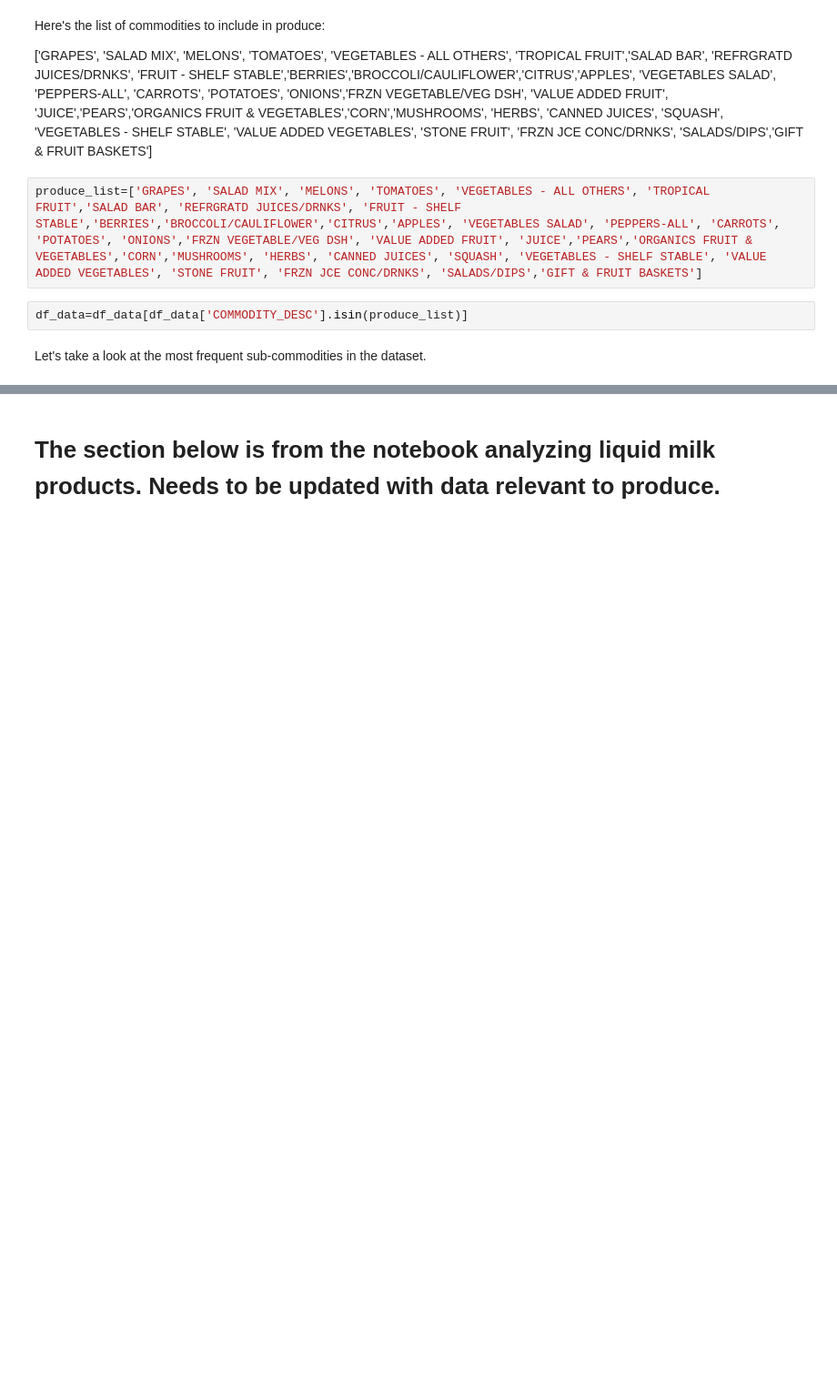
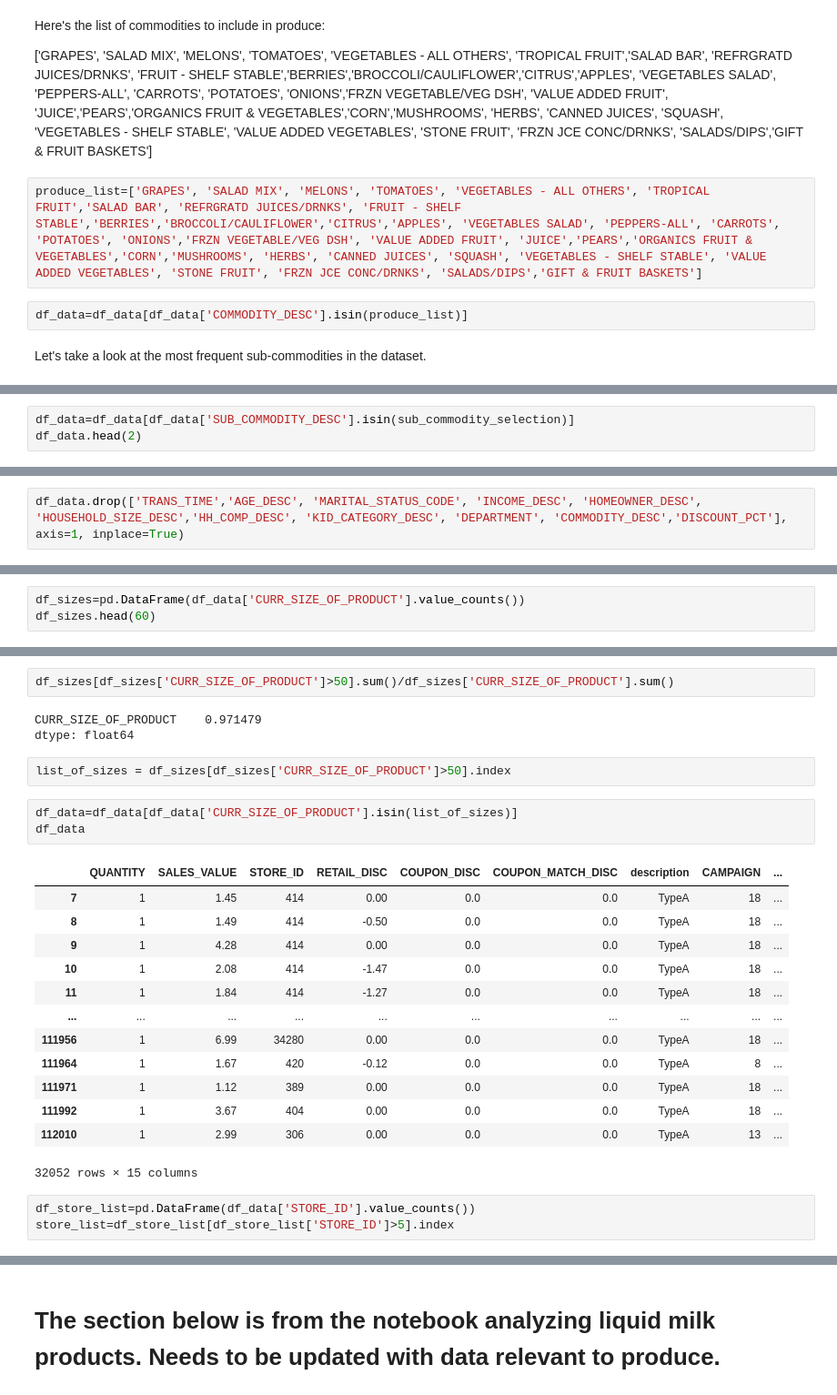
Before and after one commit to abiswas20/grocery-estimate-target-sales-value, a Jupyter notebook: produce/Analysis_of_produce_sales_at_a_grocery_store-In_progress.ipynb, the cells around one changed output, grey strips where cells are left out. Shown: that part at 91% size. Cells and saved outputs as stored; diff of their text form; blank space fills up the shorter version.

```diff
--- a/produce/Analysis_of_produce_sales_at_a_grocery_store-In_progress.ipynb
+++ b/produce/Analysis_of_produce_sales_at_a_grocery_store-In_progress.ipynb
@@ -134,0 +160,3 @@ Let's take a look at the most frequent sub-commodities in the dataset.
+# %%
+df_data=df_data[df_data['SUB_COMMODITY_DESC'].isin(sub_commodity_selection)]
+df_data.head(2)
@@ -134,0 +178,2 @@ Let's take a look at the most frequent sub-commodities in the dataset.
+# %%
+df_data.drop(['TRANS_TIME','AGE_DESC', 'MARITAL_STATUS_CODE', 'INCOME_DESC', 'HOMEOWNER_DESC', 'HOUSEHOLD_SIZE_DESC','HH_COMP_DESC', 'KID_CATEGORY_DESC', 'DEPARTMENT', 'COMMODITY_DESC','DISCOUNT_PCT'], axis=1, inplace=True)
@@ -134,0 +196,3 @@ Let's take a look at the most frequent sub-commodities in the dataset.
+# %%
+df_sizes=pd.DataFrame(df_data['CURR_SIZE_OF_PRODUCT'].value_counts())
+df_sizes.head(60)
@@ -134,0 +217,27 @@ Let's take a look at the most frequent sub-commodities in the dataset.
+# %%
+df_sizes[df_sizes['CURR_SIZE_OF_PRODUCT']>50].sum()/df_sizes['CURR_SIZE_OF_PRODUCT'].sum()
+# %% [output]
+CURR_SIZE_OF_PRODUCT    0.971479
+dtype: float64
+# %%
+list_of_sizes = df_sizes[df_sizes['CURR_SIZE_OF_PRODUCT']>50].index
+# %%
+df_data=df_data[df_data['CURR_SIZE_OF_PRODUCT'].isin(list_of_sizes)]
+df_data
+# %% [output]
+|  | QUANTITY | SALES_VALUE | STORE_ID | RETAIL_DISC | COUPON_DISC | COUPON_MATCH_DISC | description | CAMPAIGN | ... |
+| 7 | 1 | 1.45 | 414 | 0.00 | 0.0 | 0.0 | TypeA | 18 | ... |
+| 8 | 1 | 1.49 | 414 | -0.50 | 0.0 | 0.0 | TypeA | 18 | ... |
+| 9 | 1 | 4.28 | 414 | 0.00 | 0.0 | 0.0 | TypeA | 18 | ... |
+| 10 | 1 | 2.08 | 414 | -1.47 | 0.0 | 0.0 | TypeA | 18 | ... |
+| 11 | 1 | 1.84 | 414 | -1.27 | 0.0 | 0.0 | TypeA | 18 | ... |
+| ... | ... | ... | ... | ... | ... | ... | ... | ... | ... |
+| 111956 | 1 | 6.99 | 34280 | 0.00 | 0.0 | 0.0 | TypeA | 18 | ... |
+| 111964 | 1 | 1.67 | 420 | -0.12 | 0.0 | 0.0 | TypeA | 8 | ... |
+| 111971 | 1 | 1.12 | 389 | 0.00 | 0.0 | 0.0 | TypeA | 18 | ... |
+| 111992 | 1 | 3.67 | 404 | 0.00 | 0.0 | 0.0 | TypeA | 18 | ... |
+| 112010 | 1 | 2.99 | 306 | 0.00 | 0.0 | 0.0 | TypeA | 13 | ... |
+32052 rows × 15 columns
+# %%
+df_store_list=pd.DataFrame(df_data['STORE_ID'].value_counts())
+store_list=df_store_list[df_store_list['STORE_ID']>5].index
```
Also changed, not shown: parts of 59 cells of this notebook, 3 other files.
